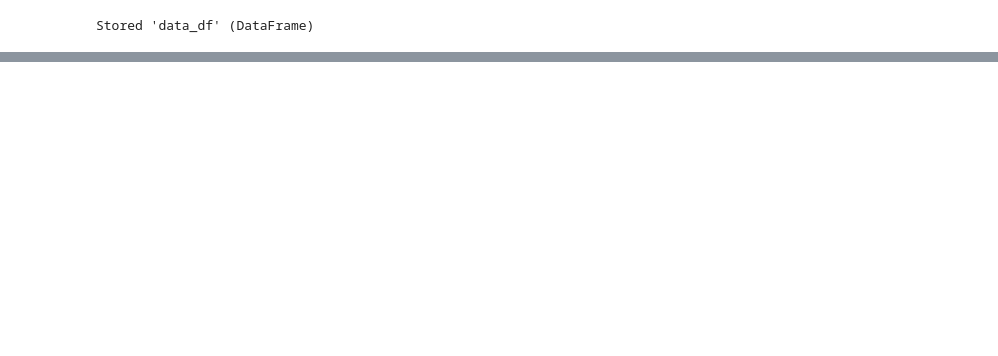
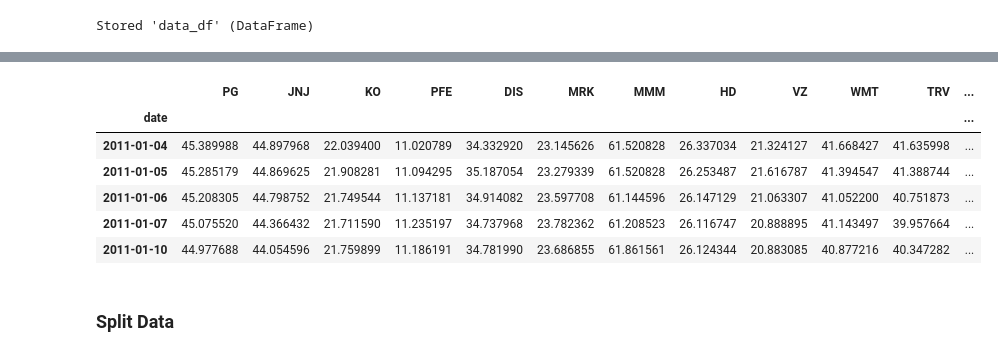
Before and after one commit to Eminent01/AMMI_Research, a Jupyter notebook: AMMI_Research2.ipynb, the cells around one changed output, grey strips where cells are left out. Saved outputs shown, nothing was run; the diff lists cells and outputs as text; code cells hidden in the pictures; blank space fills up the shorter version.

```diff
--- a/AMMI_Research2.ipynb
+++ b/AMMI_Research2.ipynb
@@ -917,0 +1018,22 @@ Stored 'data_df' (DataFrame)
+# %%
+# Close Prices data frame
+
+# Reset the Index to tic and date
+df_prices = data_df.reset_index().set_index(['stock_name', 'date']).sort_index()
+
+# Get all the Close Prices
+df_close = pd.DataFrame()
+
+for ticker in filtered_stocks:
+    series = df_prices.xs(ticker).close
+    df_close[ticker] = series
+# %%
+df_close.head()
+# %% [output]
+|  | PG | JNJ | KO | PFE | DIS | MRK | MMM | HD | VZ | WMT | TRV | ... |
+| date |  |  |  |  |  |  |  |  |  |  |  | ... |
+| 2011-01-04 | 45.389988 | 44.897968 | 22.039400 | 11.020789 | 34.332920 | 23.145626 | 61.520828 | 26.337034 | 21.324127 | 41.668427 | 41.635998 | ... |
+| 2011-01-05 | 45.285179 | 44.869625 | 21.908281 | 11.094295 | 35.187054 | 23.279339 | 61.520828 | 26.253487 | 21.616787 | 41.394547 | 41.388744 | ... |
+| 2011-01-06 | 45.208305 | 44.798752 | 21.749544 | 11.137181 | 34.914082 | 23.597708 | 61.144596 | 26.147129 | 21.063307 | 41.052200 | 40.751873 | ... |
+| 2011-01-07 | 45.075520 | 44.366432 | 21.711590 | 11.235197 | 34.737968 | 23.782362 | 61.208523 | 26.116747 | 20.888895 | 41.143497 | 39.957664 | ... |
+| 2011-01-10 | 44.977688 | 44.054596 | 21.759899 | 11.186191 | 34.781990 | 23.686855 | 61.861561 | 26.124344 | 20.883085 | 40.877216 | 40.347282 | ... |
@@ -917,0 +1042,2 @@ Stored 'data_df' (DataFrame)
+# %% [markdown]
+### Split Data
```
Also changed, not shown: parts of 56 cells of this notebook.
